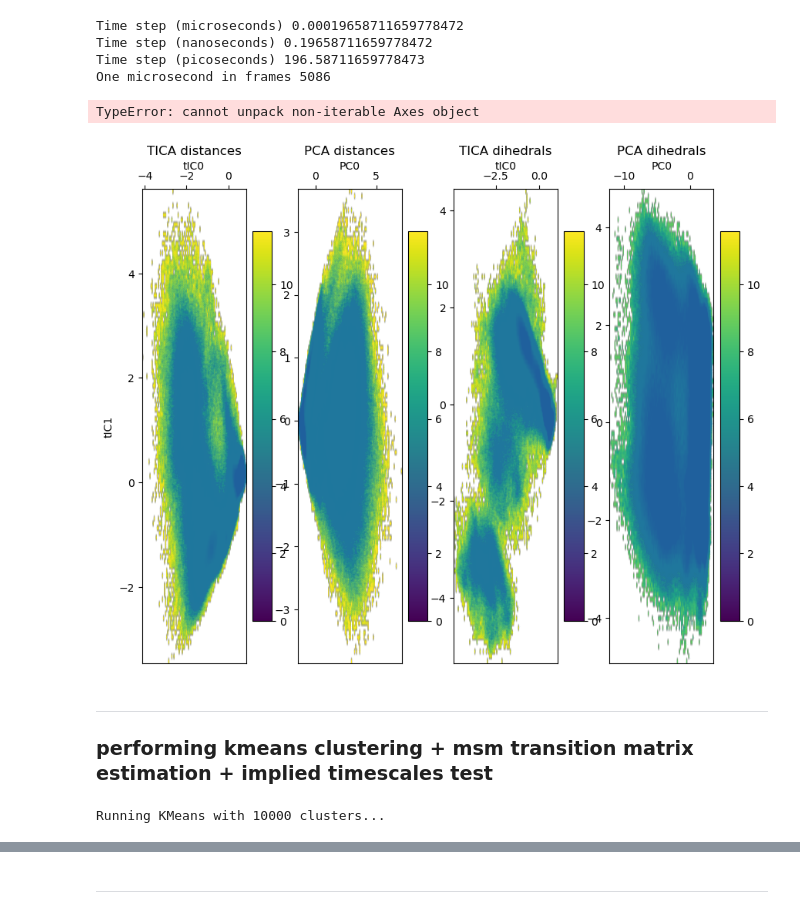
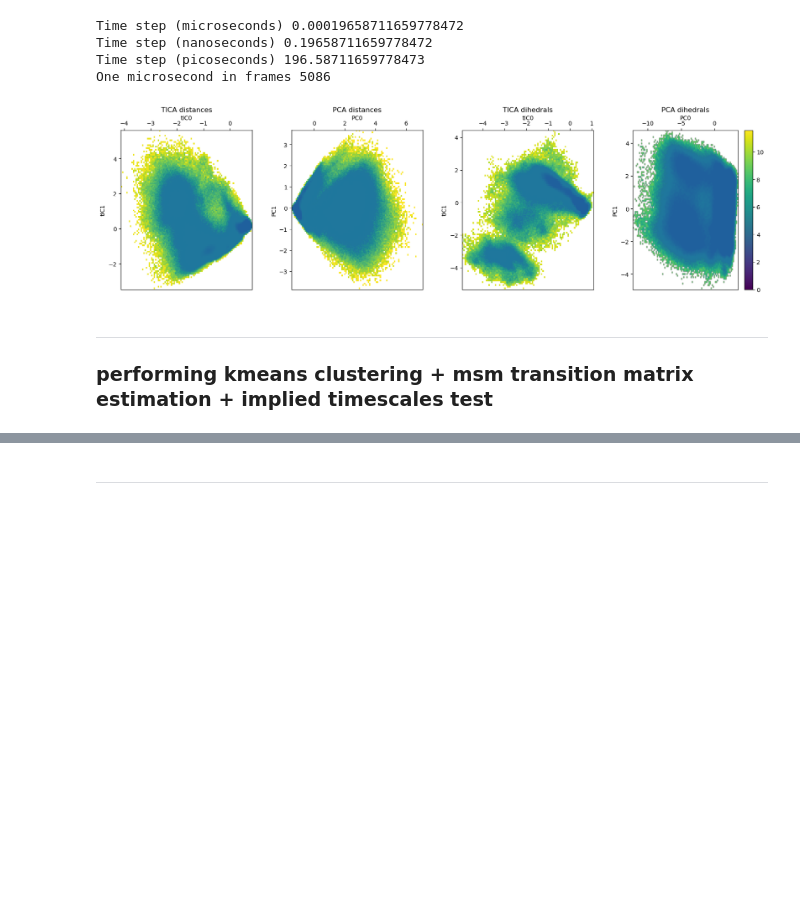
Before and after one commit to miriamzara/MSM, a Jupyter notebook: root/notebooks/step_3new_msm_construction.ipynb, the cells around one changed output, grey strips where cells are left out. Saved outputs shown, nothing was run; the diff lists cells and outputs as text; code cells hidden in the pictures; blank space fills up the shorter version.

```diff
--- a/root/notebooks/step_3new_msm_construction.ipynb
+++ b/root/notebooks/step_3new_msm_construction.ipynb
@@ -62,63 +70,68 @@ One microsecond in frames 5086
 # First pass: compute all FESs to get global limits for the colorbar
 Fs = []
 
 component_x = 0
 component_y = 1
 for traj in trajectories:
     H, xedges, yedges = np.histogram2d(
         traj[:, component_x],
         traj[:, component_y],
         bins=100,
         density=True
     )
     mask = H > 0
     F = np.full_like(H, np.nan)
     F[mask] = -np.log(H[mask])
     F -= np.nanmin(F)
     Fs.append(F)
 
 
 vmin = 0
 vmax = np.nanmax([np.nanmax(F) for F in Fs])
 # ------------------------------------------------------------------------
 
 
-fig, axes = plt.subplots(1, 4, figsize=(10, 8))
+fig, axes = plt.subplots(1, 4, figsize=(20, 5))
+axes = axes.flatten()
 pu.plot_free_energy_projection(tica_distances, 0, 1, ax = axes[0], vmin = vmin, vmax=vmax, axlabel = "tIC", axtitle = "TICA distances")
 pu.plot_free_energy_projection(pca_distances, 0, 1, ax = axes[1], vmin = vmin, vmax=vmax, axlabel = "PC", axtitle = "PCA distances")
 pu.plot_free_energy_projection(tica_dihedrals, 0, 1, ax = axes[2], vmin = vmin, vmax=vmax, axlabel = "tIC", axtitle = "TICA dihedrals")
-ax, im = pu.plot_free_energy_projection(pca_dihedrals, 0, 1, ax = axes[3], vmin = vmin, vmax=vmax, axlabel = "PC", axtitle = "PCA dihedrals")
-plt.colorbar(im, ax=ax)
+axes[3], im = pu.plot_free_energy_projection(pca_dihedrals, 0, 1, ax = axes[3], vmin = vmin, vmax=vmax, axlabel = "PC", axtitle = "PCA dihedrals")
+plt.colorbar(im, ax=axes[3])
 plt.subplots_adjust(wspace=0.3, hspace=0.4)
 plt.show()
 # %% [output]
-TypeError: cannot unpack non-iterable Axes object
-[figure, old version]
+[figure, new version]
 # %% [markdown]
 ---
 ### performing kmeans clustering + msm transition matrix estimation + implied timescales test
 # %%
-kcluster_list = [10000] #[100, 200, 500]
+kcluster_list = [100, 200, 500]
 
+run_kmeans = False # avoid rerunning accidentantly as it takes a long time
 
+if run_kmeans:
 
-for n_clusters in kcluster_list:
-    print(f"Running KMeans with {n_clusters} clusters...")
-    kmeans = KMeans(
-        n_clusters=n_clusters,
-        init_strategy='kmeans++',
-        max_iter=100,
-        fixed_seed=13,
-        n_jobs=8,
-        progress=tqdm
-    )
-    #for i, traj in enumerate(trajectories):
-    for i, traj in enumerate([tica_dihedrals]):
-        #traj_name = trajectories_labels[i]
-        traj_name = "tica_dihedrals"
-        kmeans.fit(traj)
-        discretized_trajectories = kmeans.transform(traj)
-        model = kmeans.fetch_model() # fetches the latest model, containing all important information
-        np.savez(f"intermediate_outputs/kmeans_plusplus/{n_clusters}clusters_{traj_name}", traj = discretized_trajectories, centers = model.cluster_centers)
+    for n_clusters in kcluster_list:
+        print(f"Running KMeans with {n_clusters} clusters...")
+        kmeans = KMeans(
+            n_clusters=n_clusters,
+            init_strategy='kmeans++',
+            max_iter=100,
+            fixed_seed=13,
+            n_jobs=8,
+            progress=tqdm
+        )
+        #for i, traj in enumerate(trajectories):
+        for i, traj in enumerate([tica_dihedrals]):
+            #traj_name = trajectories_labels[i]
+            traj_name = "tica_dihedrals"
+            kmeans.fit(traj)
+            discretized_trajectories = kmeans.transform(traj)
+            model = kmeans.fetch_model() # fetches the latest model, containing all important information
+            plt.loglog(model.inertias)
+            plt.xlabel("iteration")
+            plt.ylabel("inertia")
+            plt.title("KMeans with uniform initialization inertia during training")
+
+            np.savez(f"../intermediate_outputs/kmeans_plusplus/{n_clusters}clusters_{traj_name}", traj = discretized_trajectories, centers = model.cluster_centers)
-# %% [output]
-Running KMeans with 10000 clusters...
```
Also changed, not shown: parts of 59 cells of this notebook, 7 other files.
